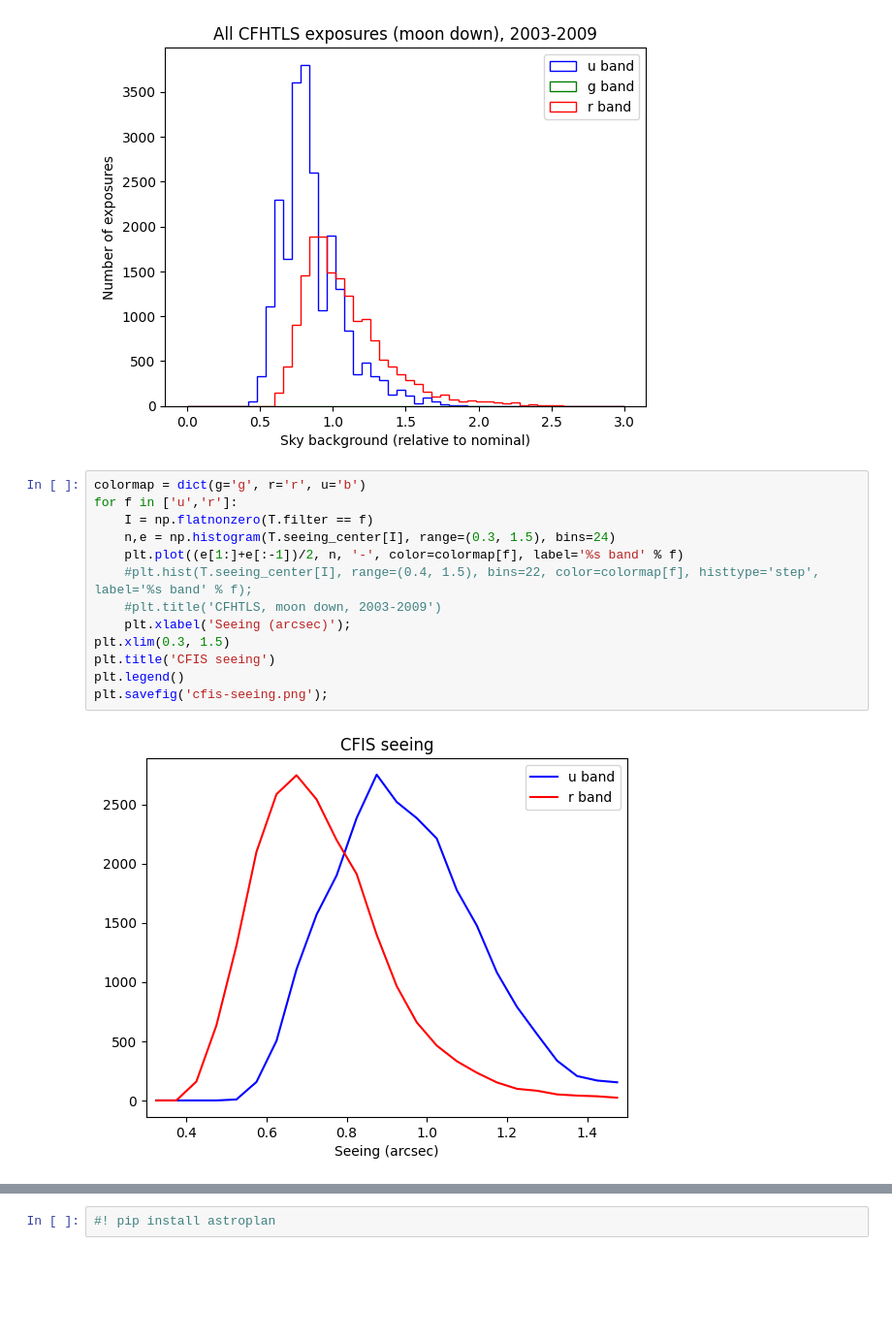
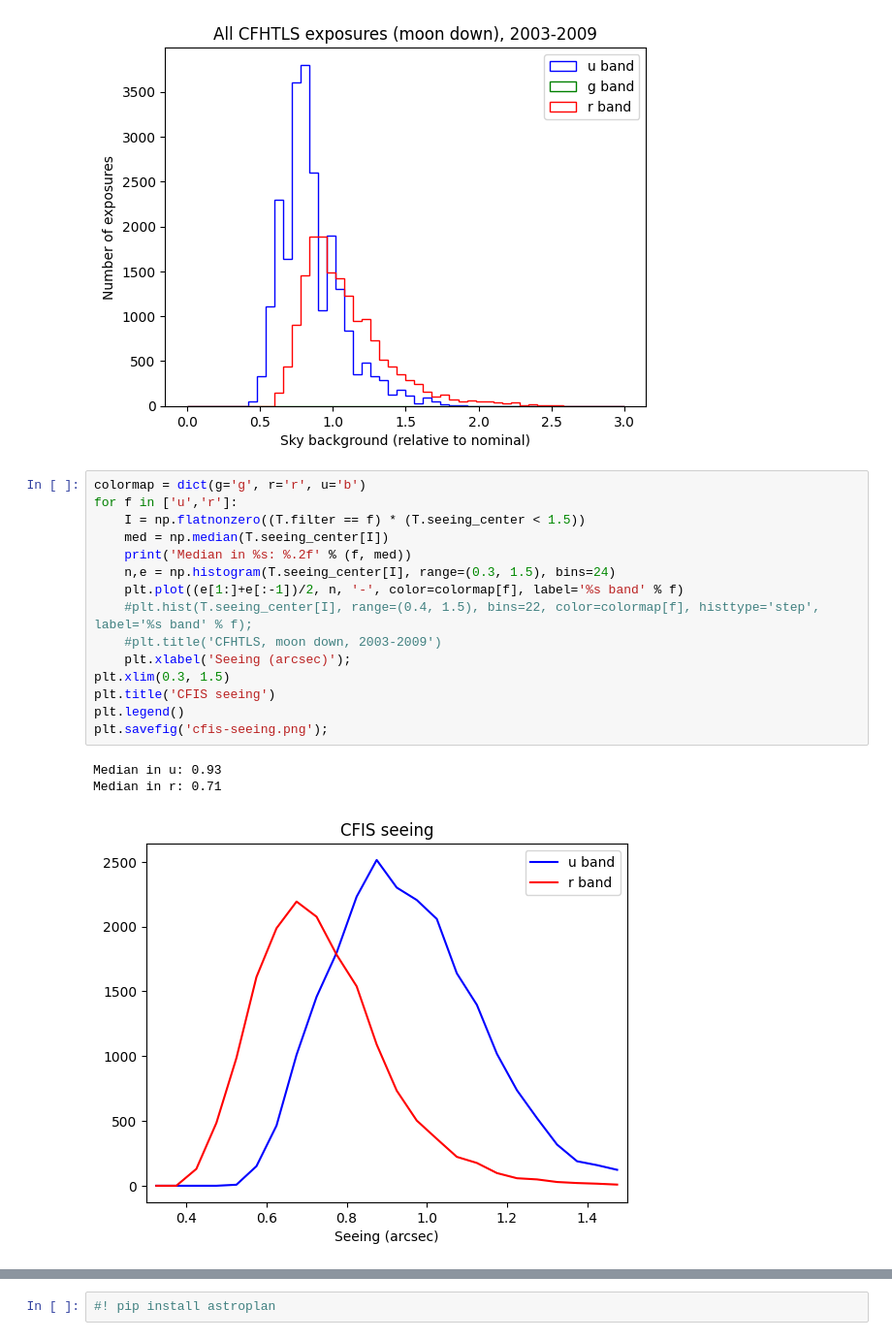
Before and after one commit to dstndstn/medium-band-surveys, a Jupyter notebook: cfis-stats.ipynb, the cells around one changed output, grey strips where cells are left out. Shown at 97% size. Cells and saved outputs as stored; diff of their text form; blank space fills up the shorter version.

```diff
--- a/cfis-stats.ipynb
+++ b/cfis-stats.ipynb
@@ -424,15 +431,19 @@ plt.legend();
 # %%
 colormap = dict(g='g', r='r', u='b')
 for f in ['u','r']:
-    I = np.flatnonzero(T.filter == f)
+    I = np.flatnonzero((T.filter == f) * (T.seeing_center < 1.5))
+    med = np.median(T.seeing_center[I])
+    print('Median in %s: %.2f' % (f, med))
     n,e = np.histogram(T.seeing_center[I], range=(0.3, 1.5), bins=24)
     plt.plot((e[1:]+e[:-1])/2, n, '-', color=colormap[f], label='%s band' % f)
     #plt.hist(T.seeing_center[I], range=(0.4, 1.5), bins=22, color=colormap[f], histtype='step', label='%s band' % f);
     #plt.title('CFHTLS, moon down, 2003-2009')
     plt.xlabel('Seeing (arcsec)');
 plt.xlim(0.3, 1.5)
 plt.title('CFIS seeing')
 plt.legend()
 plt.savefig('cfis-seeing.png');
 # %% [output]
+Median in u: 0.93
+Median in r: 0.71
-[figure, old version]
+[figure, new version]
```
Also changed, not shown: parts of 15 cells of this notebook, 2 other files.
